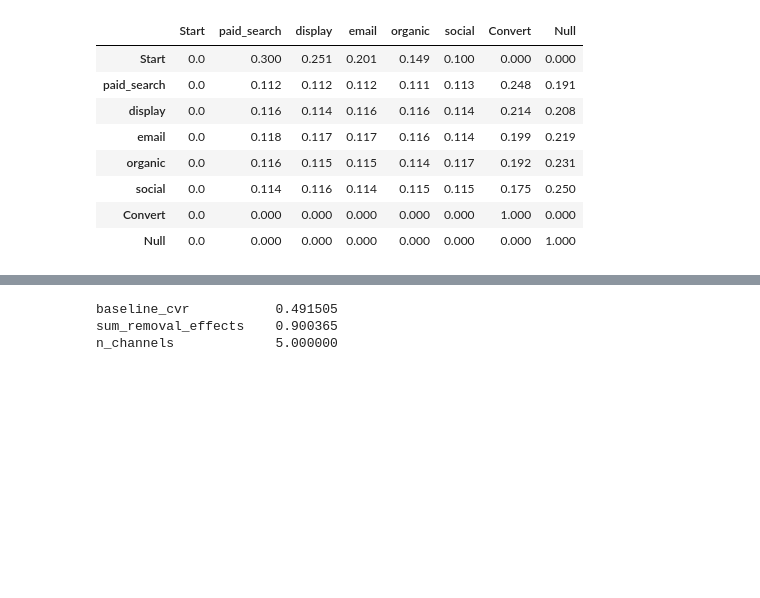
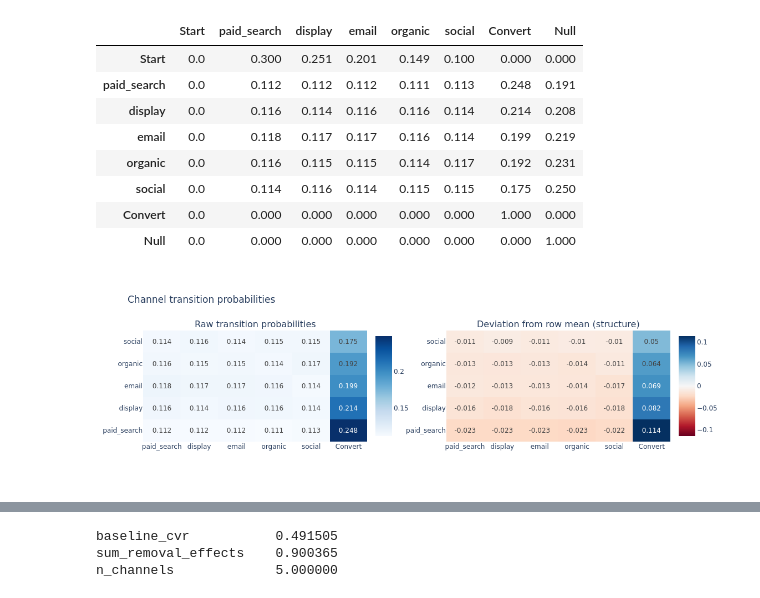
Before and after one commit to stepanaromanov/python_for_marketing_research_and_analytics, a Jupyter notebook: 01_markov_mta/01_markov_chain_mta.ipynb, the cells around one changed output, grey strips where cells are left out. Drawn from its saved outputs; the diff is of its cells as text; code cells hidden in the pictures; blank space fills up the shorter version.

```diff
--- a/01_markov_mta/01_markov_chain_mta.ipynb
+++ b/01_markov_mta/01_markov_chain_mta.ipynb
@@ -326,31 +327,33 @@ fig2.update_layout(
     height=380, width=1140,
     template='plotly_white',
     font=dict(family='system-ui, sans-serif', size=12)
 )
 
 fig2.add_trace(go.Heatmap(
     z=ch_only_raw.values,
     x=ch_only_raw.columns.tolist(),
     y=ch_only_raw.index.tolist(),
     colorscale='Blues',
     text=np.round(ch_only_raw.values, 3),
     texttemplate='%{text}',
     showscale=True,
     colorbar=dict(x=0.43),
     name='raw'
 ), row=1, col=1)
 
 fig2.add_trace(go.Heatmap(
     z=ch_only_dev.values,
     x=ch_only_dev.columns.tolist(),
     y=ch_only_dev.index.tolist(),
     colorscale='RdBu',
     zmid=0,
     text=np.round(ch_only_dev.values, 3),
     texttemplate='%{text}',
     showscale=True,
     colorbar=dict(x=1.005),
     name='deviation'
 ), row=1, col=2)
 
-fig2.write_image('images/markov_mta_2.png')
+fig2.show()
+# %% [output]
+[figure, added]
```
Also changed, not shown: parts of 9 cells of this notebook, 56 other files.
